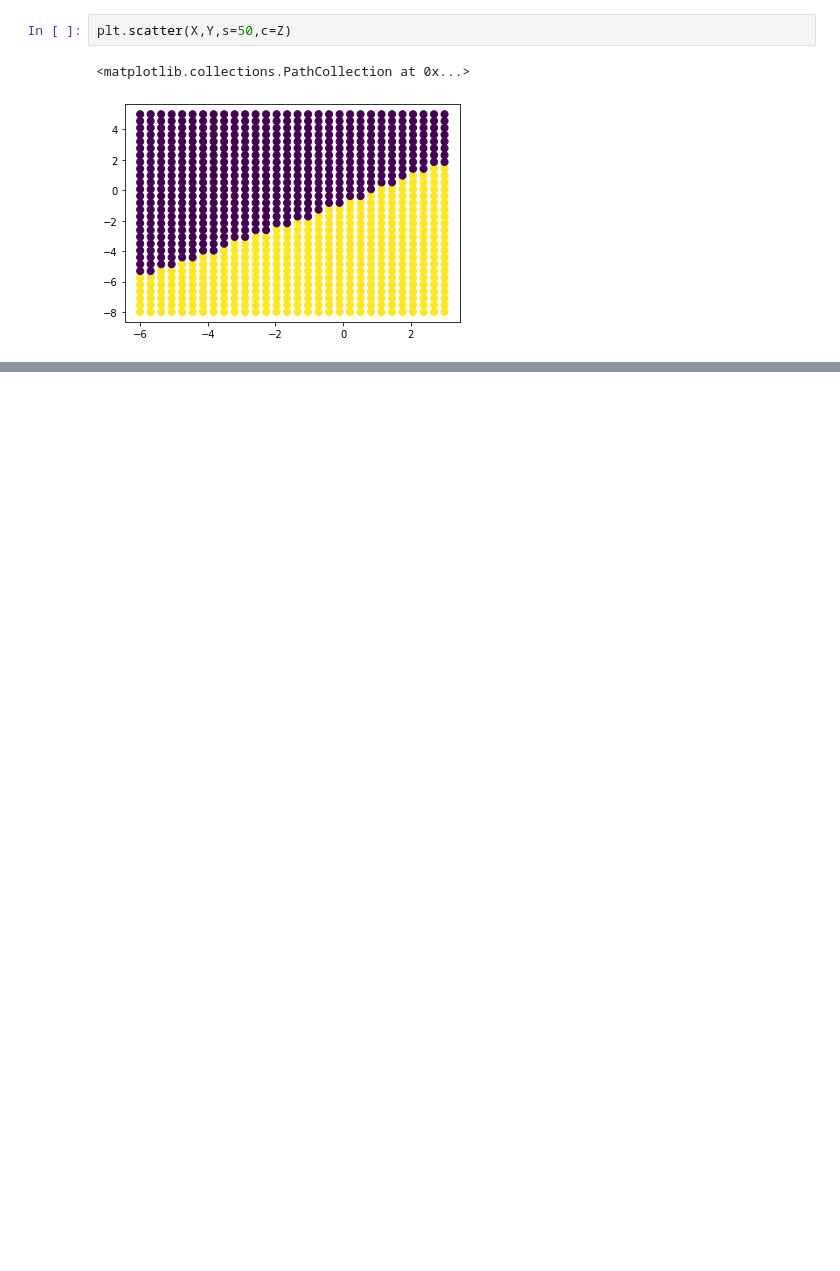
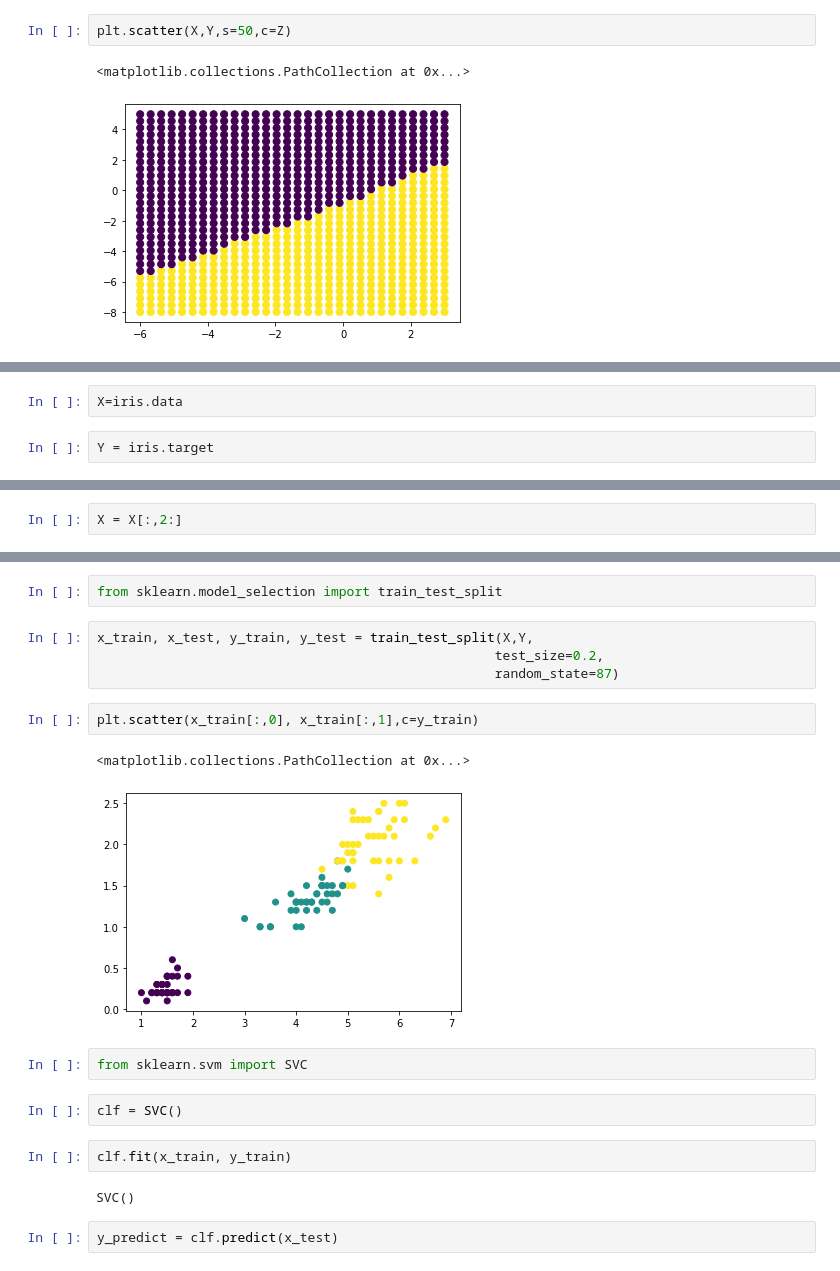
Before and after one commit to ychsu1004/homework, a Jupyter notebook: 人工智慧專論/Chap7.ipynb, the cells around one changed output, grey strips where cells are left out. Saved outputs shown, nothing was run; the diff lists cells and outputs as text; blank space fills up the shorter version.

```diff
--- a/人工智慧專論/Chap7.ipynb
+++ b/人工智慧專論/Chap7.ipynb
@@ -121,0 +192,4 @@ plt.scatter(X,Y,s=50,c=Z)
+# %%
+X=iris.data
+# %%
+Y = iris.target
@@ -121,0 +204,2 @@ plt.scatter(X,Y,s=50,c=Z)
+# %%
+X = X[:,2:]
@@ -121,0 +220,21 @@ plt.scatter(X,Y,s=50,c=Z)
+# %%
+from sklearn.model_selection import train_test_split
+# %%
+x_train, x_test, y_train, y_test = train_test_split(X,Y,
+                                                   test_size=0.2,
+                                                   random_state=87)
+# %%
+plt.scatter(x_train[:,0], x_train[:,1],c=y_train)
+# %% [output]
+<matplotlib.collections.PathCollection at 0x...>
+[figure, added]
+# %%
+from sklearn.svm import SVC
+# %%
+clf = SVC()
+# %%
+clf.fit(x_train, y_train)
+# %% [output]
+SVC()
+# %%
+y_predict = clf.predict(x_test)
```
Also changed, not shown: parts of 13 cells of this notebook.
